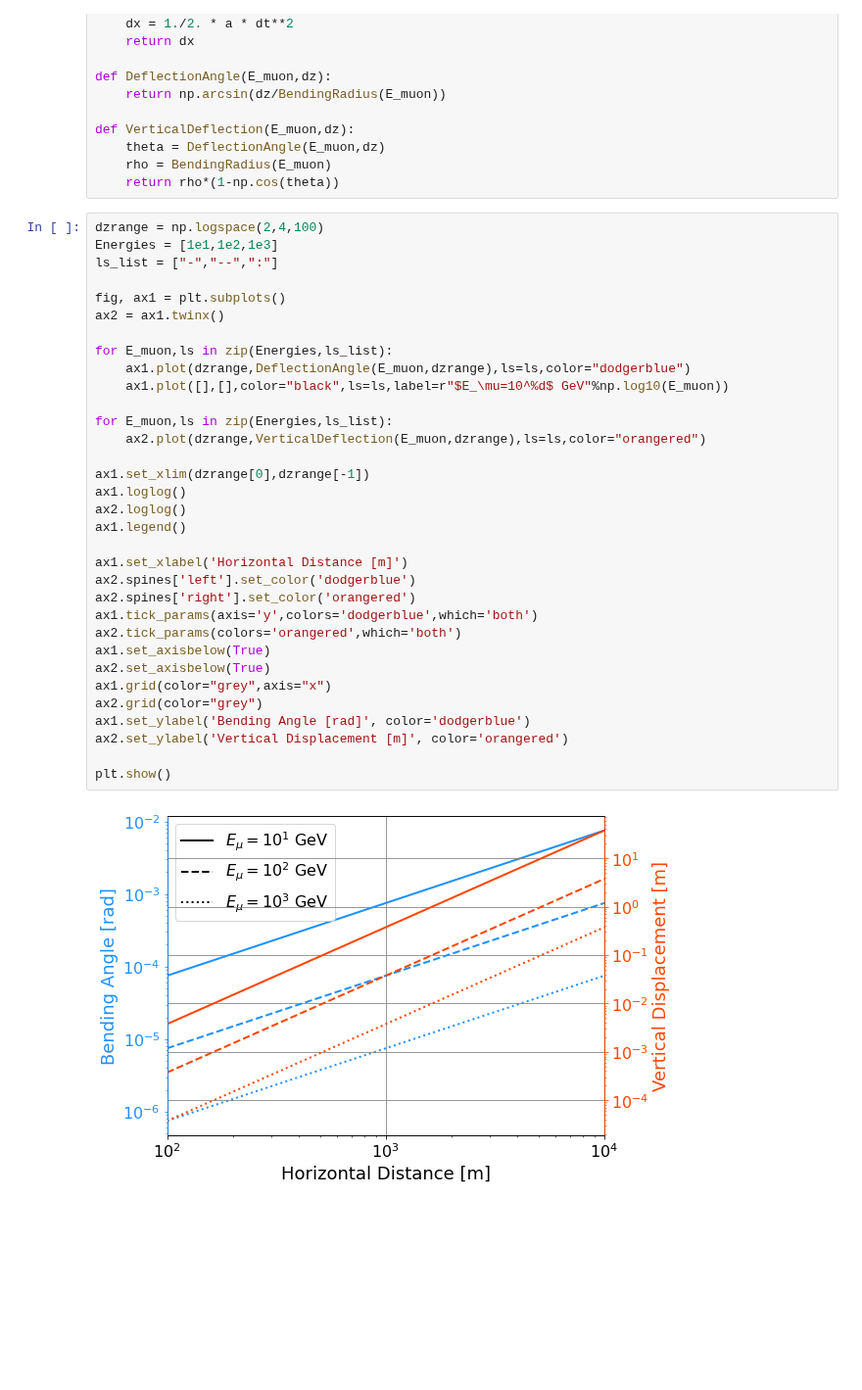
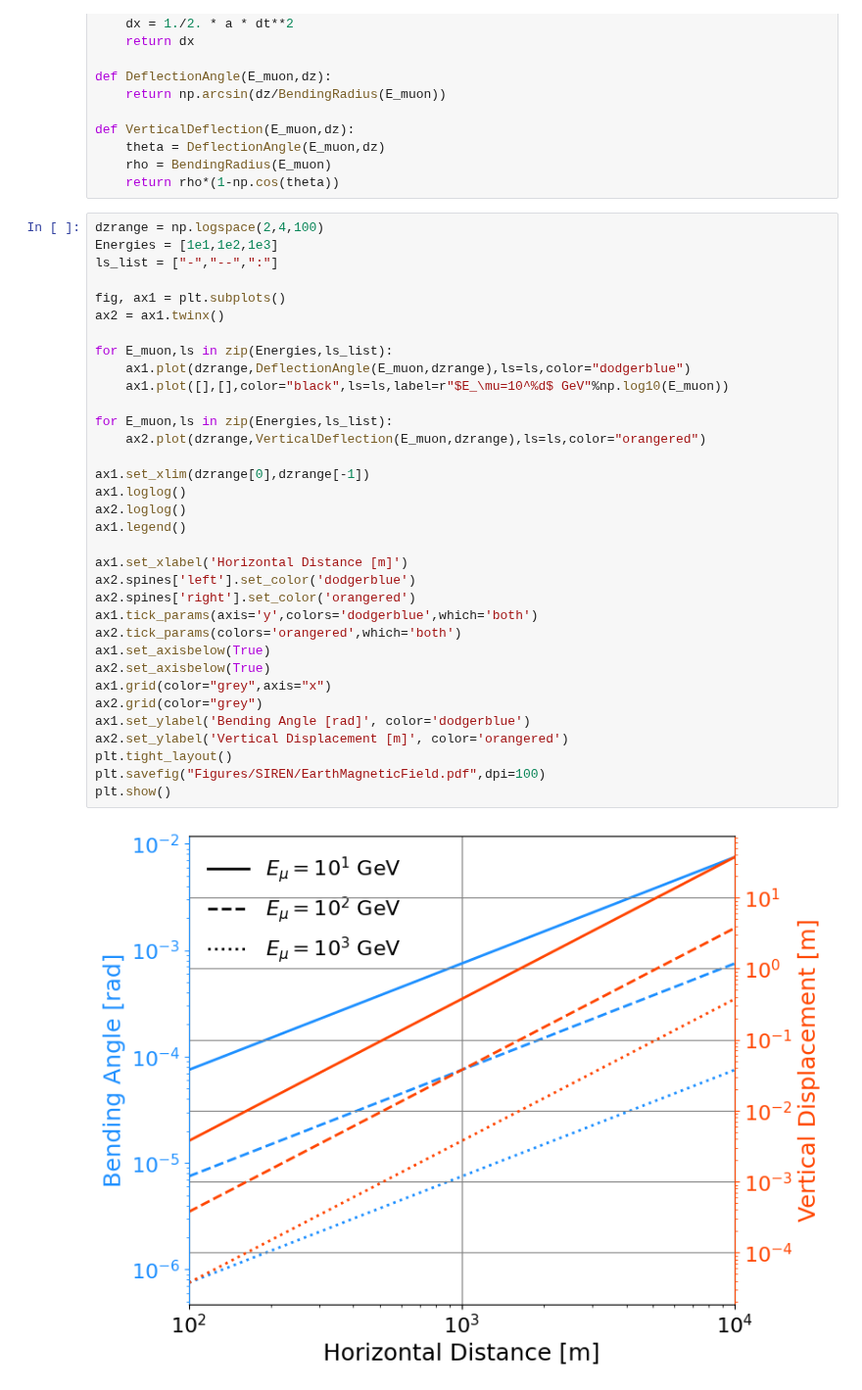
Before and after one commit to nickkamp1/Lake_Geneva_Neutrinos, a Jupyter notebook: EarthMagneticFieldTest.ipynb, the cells around one changed output. Shown at 98% size. Saved outputs shown, nothing was run; the diff lists cells and outputs as text; blank space fills up the shorter version.

Commit message:
Finalizing paper figures

```diff
--- a/EarthMagneticFieldTest.ipynb
+++ b/EarthMagneticFieldTest.ipynb
@@ -49,32 +49,33 @@ Energies = [1e1,1e2,1e3]
 ls_list = ["-","--",":"]
 
 fig, ax1 = plt.subplots()
 ax2 = ax1.twinx()
 
 for E_muon,ls in zip(Energies,ls_list):
     ax1.plot(dzrange,DeflectionAngle(E_muon,dzrange),ls=ls,color="dodgerblue")
     ax1.plot([],[],color="black",ls=ls,label=r"$E_\mu=10^%d$ GeV"%np.log10(E_muon))
 
 for E_muon,ls in zip(Energies,ls_list):
     ax2.plot(dzrange,VerticalDeflection(E_muon,dzrange),ls=ls,color="orangered")
 
 ax1.set_xlim(dzrange[0],dzrange[-1])
 ax1.loglog()
 ax2.loglog()
 ax1.legend()
 
 ax1.set_xlabel('Horizontal Distance [m]')
 ax2.spines['left'].set_color('dodgerblue')
 ax2.spines['right'].set_color('orangered')
 ax1.tick_params(axis='y',colors='dodgerblue',which='both')
 ax2.tick_params(colors='orangered',which='both')
 ax1.set_axisbelow(True)
 ax2.set_axisbelow(True)
 ax1.grid(color="grey",axis="x")
 ax2.grid(color="grey")
 ax1.set_ylabel('Bending Angle [rad]', color='dodgerblue')
 ax2.set_ylabel('Vertical Displacement [m]', color='orangered')
-
+plt.tight_layout()
+plt.savefig("Figures/SIREN/EarthMagneticField.pdf",dpi=100)
 plt.show()
 # %% [output]
-[figure, old version]
+[figure, new version]
```
Also changed, not shown: 2 other files.
